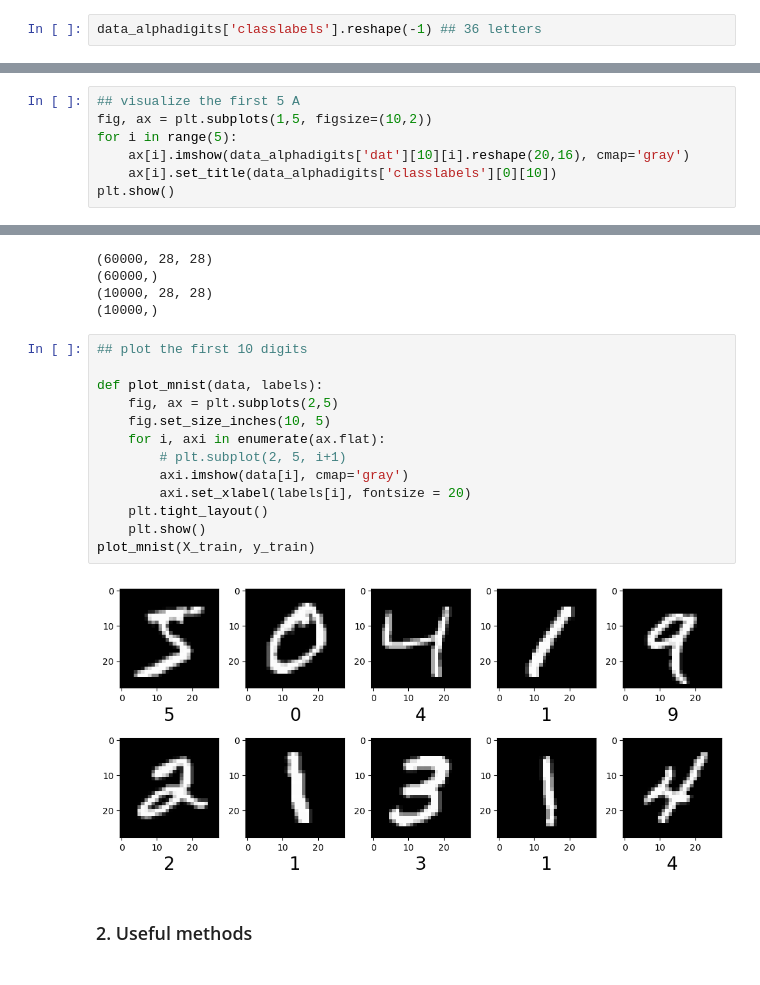
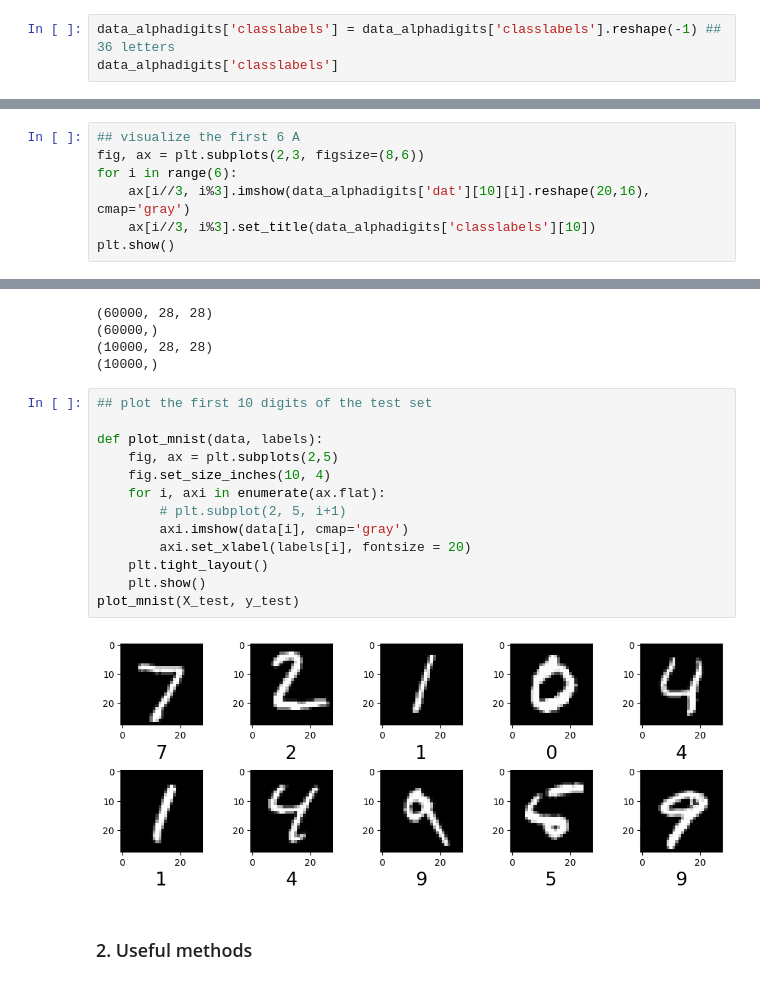
Before and after one commit to SebX-7879/Image_generation_DL2, a Jupyter notebook: projet_DL2_Seb.ipynb, the cells around one changed output, grey strips where cells are left out. Saved outputs shown, nothing was run; the diff lists cells and outputs as text.

Commit message:
DBN implementation and tests

```diff
--- a/projet_DL2_Seb.ipynb
+++ b/projet_DL2_Seb.ipynb
@@ -21,7 +30,8 @@ print(data_alphadigits['dat'][0][0].shape) ## shape (20,16), the first A
 (36, 39)
 (20, 16)
 # %%
-data_alphadigits['classlabels'].reshape(-1) ## 36 letters
+data_alphadigits['classlabels'] = data_alphadigits['classlabels'].reshape(-1) ## 36 letters
+data_alphadigits['classlabels']
 # %% [output]
 array([array(['0'], dtype='<U1'), array(['1'], dtype='<U1'),
        array(['2'], dtype='<U1'), array(['3'], dtype='<U1'),
@@ -42,10 +52,10 @@ array([array(['0'], dtype='<U1'), array(['1'], dtype='<U1'),
        array(['W'], dtype='<U1'), array(['X'], dtype='<U1'),
        array(['Y'], dtype='<U1'), array(['Z'], dtype='<U1')], dtype=object)
 # %%
-## visualize the first 5 A
-fig, ax = plt.subplots(1,5, figsize=(10,2))
-for i in range(5):
-    ax[i].imshow(data_alphadigits['dat'][10][i].reshape(20,16), cmap='gray')
-    ax[i].set_title(data_alphadigits['classlabels'][0][10])
+## visualize the first 6 A
+fig, ax = plt.subplots(2,3, figsize=(8,6))
+for i in range(6):
+    ax[i//3, i%3].imshow(data_alphadigits['dat'][10][i].reshape(20,16), cmap='gray')
+    ax[i//3, i%3].set_title(data_alphadigits['classlabels'][10])
 plt.show()
 # %% [output]
@@ -71,20 +88,20 @@ print(y_test.shape) ## (10000,)
 (10000, 28, 28)
 (10000,)
 # %%
-## plot the first 10 digits
+## plot the first 10 digits of the test set
 
 def plot_mnist(data, labels):
     fig, ax = plt.subplots(2,5)
-    fig.set_size_inches(10, 5)
+    fig.set_size_inches(10, 4)
     for i, axi in enumerate(ax.flat):
         # plt.subplot(2, 5, i+1)
         axi.imshow(data[i], cmap='gray')
         axi.set_xlabel(labels[i], fontsize = 20)
     plt.tight_layout()
     plt.show()
-plot_mnist(X_train, y_train)
+plot_mnist(X_test, y_test)
 # %% [output]
-[figure, old version]
+[figure, new version]
 # %% [markdown]
 ### 2. Useful methods
 # %% [markdown]
```
Also changed, not shown: parts of 28 cells of this notebook, 1 other file.
